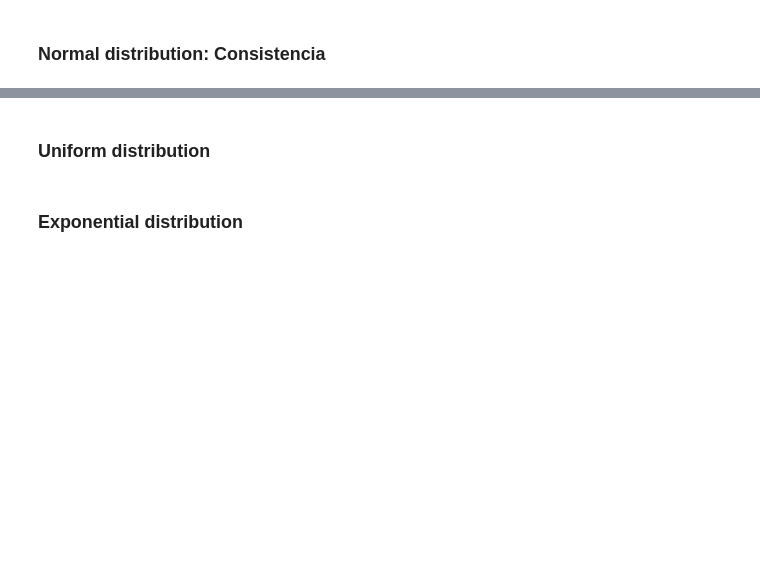
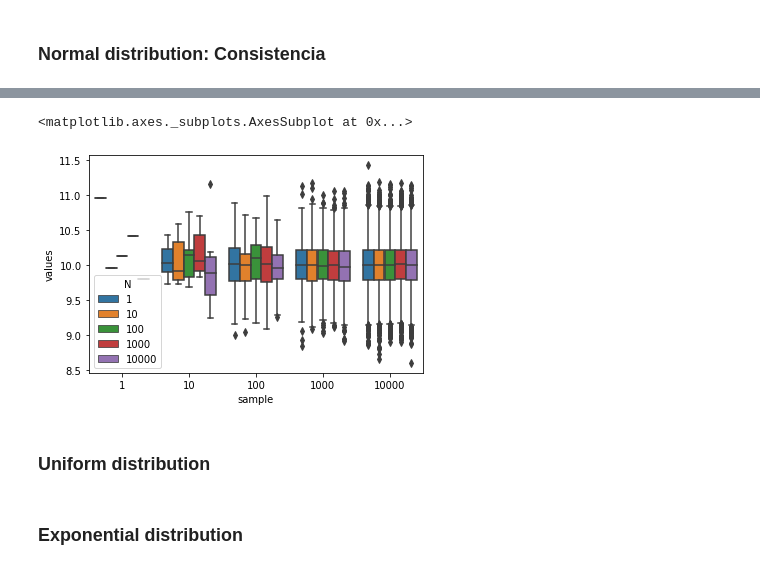
Before and after one commit to SebastianCerquera/datascience, a Jupyter notebook: stats/frequential_parameter_estimation.ipynb, the cells around one changed output, grey strips where cells are left out. Saved outputs shown, nothing was run; the diff lists cells and outputs as text; code cells hidden in the pictures; blank space fills up the shorter version.

```diff
--- a/stats/frequential_parameter_estimation.ipynb
+++ b/stats/frequential_parameter_estimation.ipynb
@@ -43,3 +37,41 @@ def check_consistency(distribution_generator, estimator, N=1000):
+# %%
+def check_bias(distribution_generator, estimator, N=1000):
+    results = []
+    for i in range(N):
+        results.append(estimator(distribution_generator()))
+    return np.mean(results)
+
+def compute_samples_table(distribution_generator, estimator):
+    results = []
+    for i in [1, 10, 100, 1000, 10000]:
+        X = distribution_generator(i)
+        mu = estimator(X)
+        df = pd.DataFrame({'values': X})
+        df.loc[:, "estimate"] = mu
+        df.loc[:, "sample"] = i
+        results.append(df)
+    return pd.concat(results)
+
+def estimators_samples_fixed_N(distribution_generator, estimator, N):
+    results = []
+    for i in [1, 10, 100, 1000, 10000]:
+        estimators = []
+        for j in range(i):
+            mu = estimator(distribution_generator(N))
+            estimators.append(mu)
+        df = pd.DataFrame({'values': estimators})
+        df.loc[:, "sample"] = i
+        results.append(df)
+    return pd.concat(results)
+
+def estimators_samples_table(distribution_generator, estimator):
+    results = []
+    for i in [1, 10, 100, 1000, 10000]:
+        df = estimators_samples_fixed_N(gen_normal_sample,
+                                        estimate_mean, i)
+        df.loc[:, "N"] = i
+        results.append(df)
+    return pd.concat(results)
 # %% [markdown]
 ## Maximun likehood
 # %% [markdown]
@@ -106,3 +156,9 @@ Hacer un box plot con la distribución de probabilidad de del estimador con mues
+# %%
+df_e = estimators_samples_table(gen_normal_sample, estimate_mean)
+sns.boxplot(data=df_e, y="values", x="sample", hue="N", showfliers=True)
+# %% [output]
+<matplotlib.axes._subplots.AxesSubplot at 0x...>
+[figure, added]
 # %% [markdown]
 ### Uniform distribution
 # %% [markdown]
```
Also changed, not shown: parts of 6 cells of this notebook, 1 other file.
